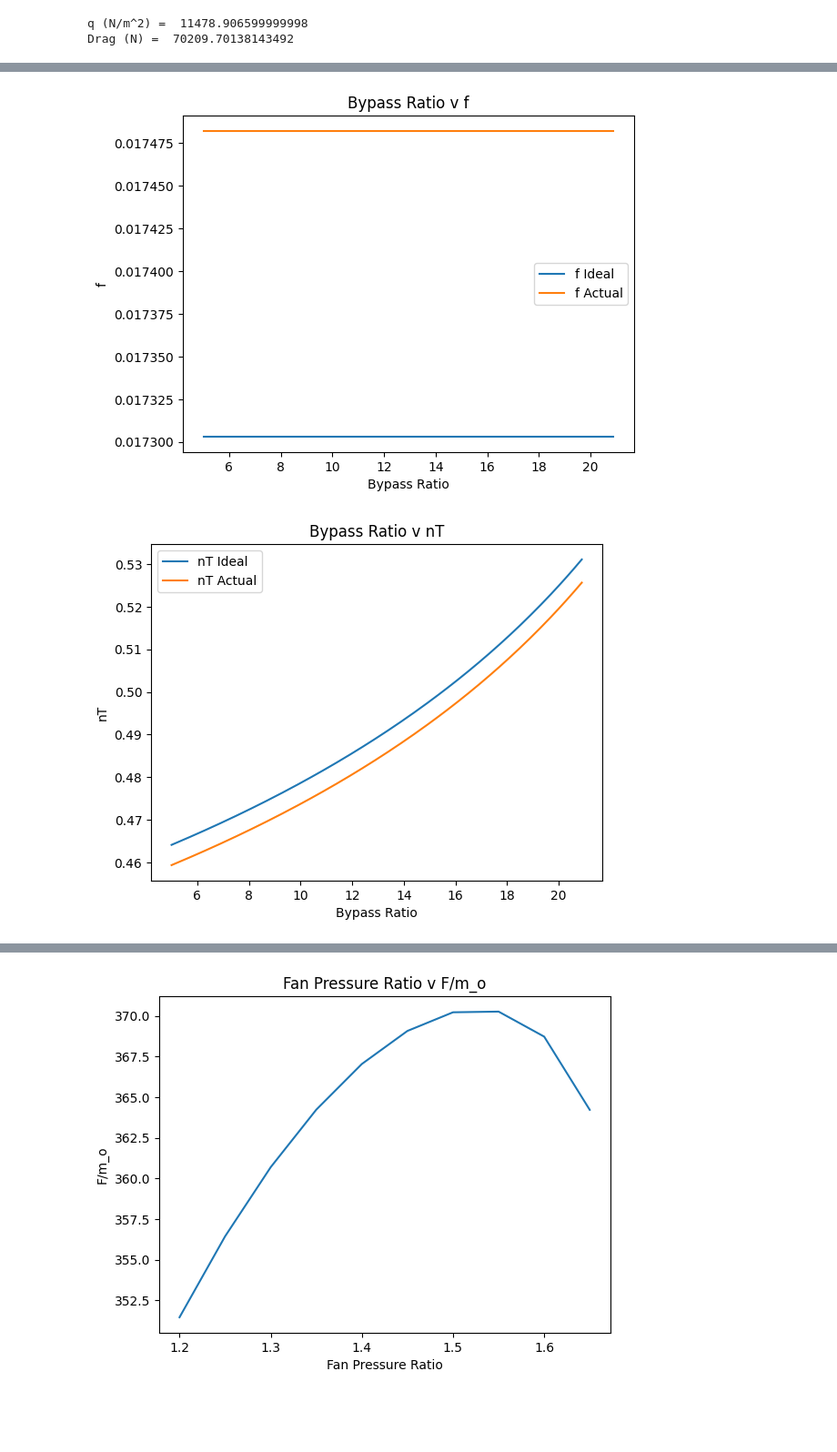
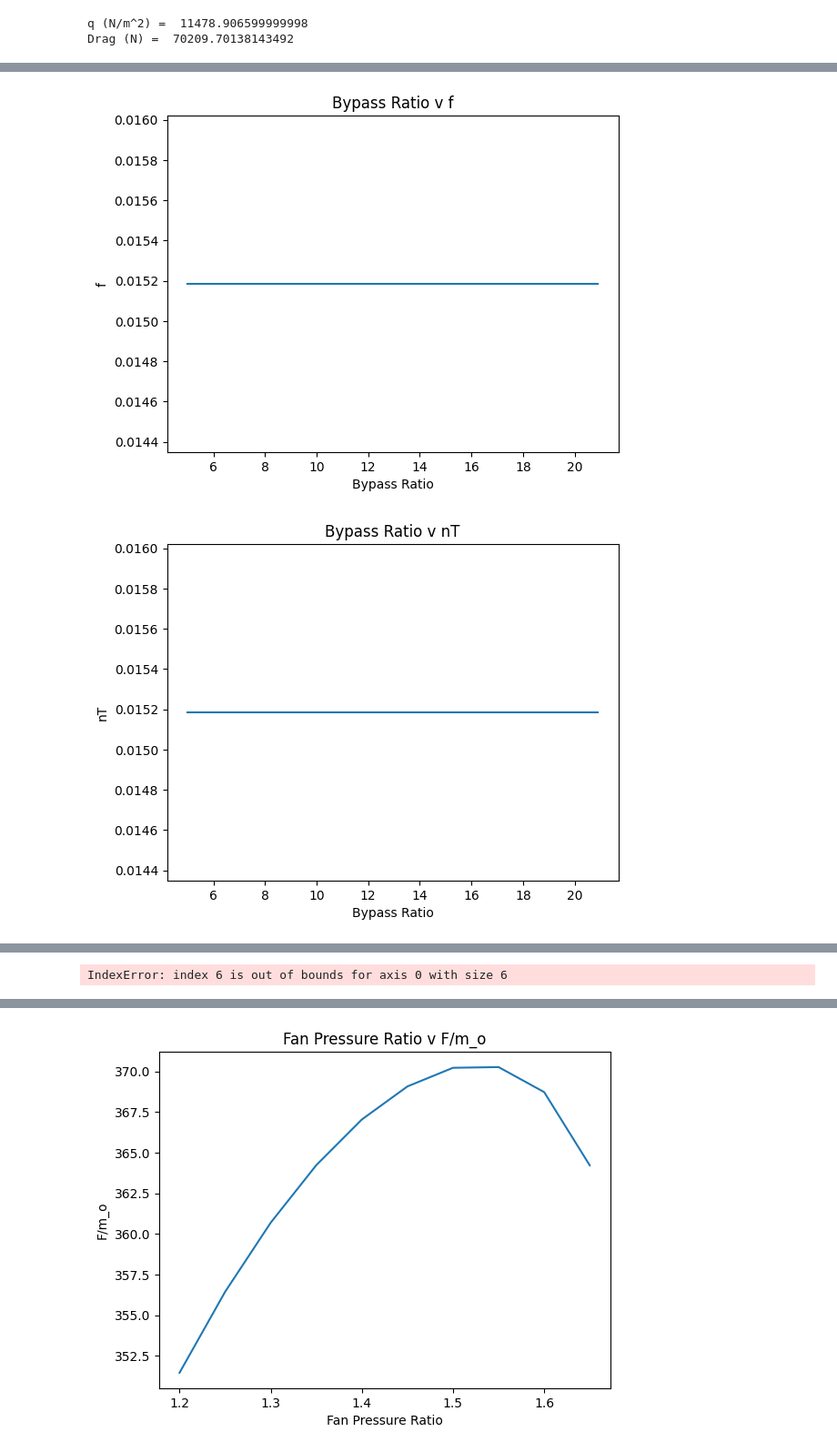
Before and after one commit to kavourbm/AEEM4063-Team15, a Jupyter notebook: Part B.ipynb, the cells around one changed output, grey strips where cells are left out. Shown: that part at 91% size. Saved outputs shown, nothing was run; the diff lists cells and outputs as text; code cells hidden in the pictures; blank space fills up the shorter version.

```diff
--- a/Part B.ipynb
+++ b/Part B.ipynb
@@ -158,34 +283,23 @@ bypassratios = np.arange(5.1,21,0.1)
 fpr = 1.5
 cpr = 36
 
-bypassvariedresults = np.array(Engine(5,fpr,cpr))
+bypassvariedresultsideal = np.array(EngineIdeal(5,fpr,cpr))
 
 for i in bypassratios:
-    bypassvariedresults = np.vstack((bypassvariedresults,Engine(i,fpr,cpr)))
+    bypassvariedresultsideal = np.vstack((bypassvariedresultsideal,EngineIdeal(i,fpr,cpr)))
 
 bypassratios = np.arange(5,21,0.1)
 
 it = 0
 
-names = np.array(['F/m_o','TSFC Ideal','TSFC Actual','f Ideal','f Actual','nT Ideal','nT Actual','nP','nO Ideal','nO Actual'])
-names2 = np.array(['F/m_o','TSFC','TSFC','f','f','nT','nT','nP','nO','nO'])
+names = np.array(['F/m_o','TSFC','f','nT','nP','nO'])
 
 while it < 10:
-    if it == 1 or it == 3 or it == 5 or it == 8:
-        plt.plot(bypassratios,bypassvariedresults[:,it],'-',bypassratios,bypassvariedresults[:,it+1],'-')
-        plt.xlabel('Bypass Ratio')
-        plt.ylabel(names2[it])
-        plt.legend([names[it],names[it+1]])
-        plt.title('Bypass Ratio v '+names2[it])
-        plt.show()
+    plt.plot(bypassratios,bypassvariedresultsideal[:,it])
+    plt.xlabel('Bypass Ratio')
+    plt.ylabel(names[it])
+    plt.title('Bypass Ratio v '+names[it])
+    plt.show()
 
-        it += 2
-    else:
-        plt.plot(bypassratios,bypassvariedresults[:,it])
-        plt.xlabel('Bypass Ratio')
-        plt.ylabel(names[it])
-        plt.title('Bypass Ratio v '+names[it])
-        plt.show()
-
-        it += 1
+    it += 1
 # %% [output]
@@ -194,2 +308,2 @@ while it < 10:
-[figure, old version]
+[figure, new version]
-[figure, old version]
+[figure, new version]
@@ -197,0 +312 @@ while it < 10:
+IndexError: index 6 is out of bounds for axis 0 with size 6
```
Also changed, not shown: parts of 3 cells of this notebook, 1 other file.
